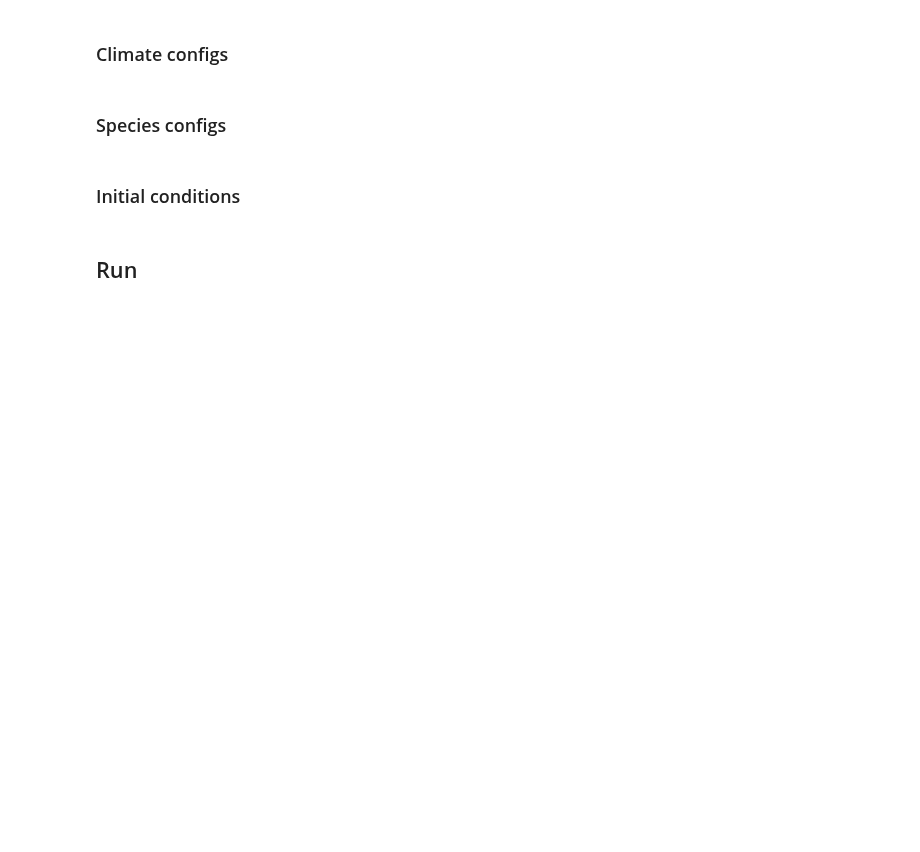
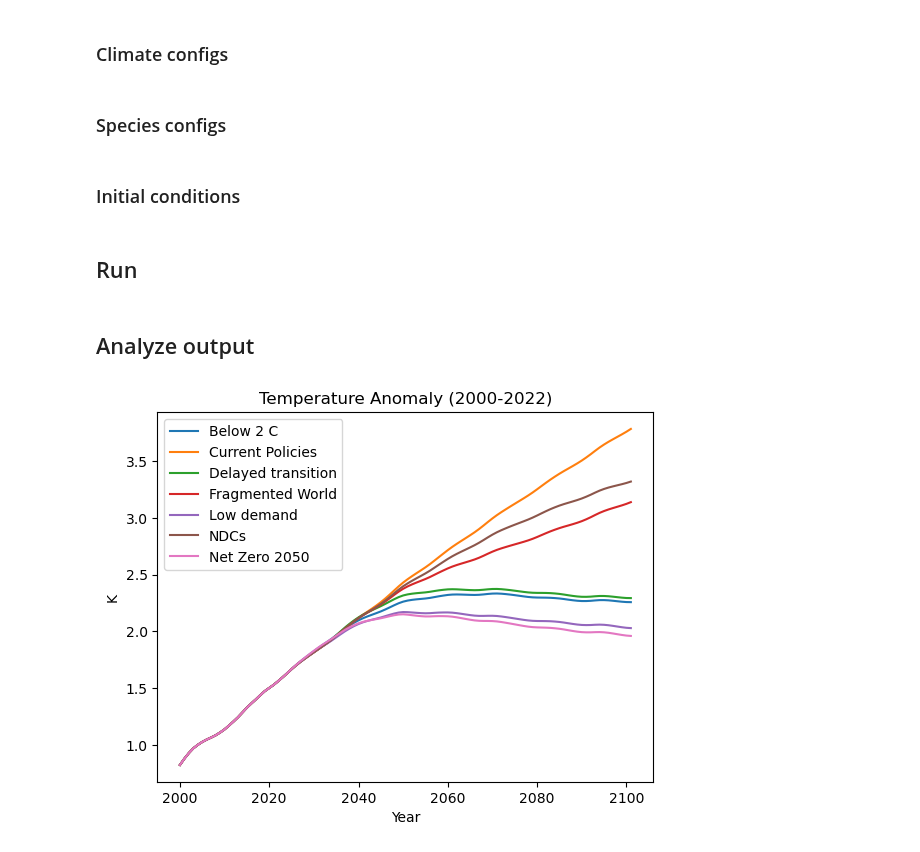
Before and after one commit to ericasimon16/woodwell_internship, a Jupyter notebook: FaIR_harmonized.ipynb, the cells around one changed output. Cells and saved outputs as stored; diff of their text form; code cells hidden in the pictures; blank space fills up the shorter version.

Commit message:
running all scenarios

```diff
--- a/FaIR_harmonized.ipynb
+++ b/FaIR_harmonized.ipynb
@@ -77,10 +70,11 @@ for i in range(len(df_emis.Variable.values)):
 # %% [markdown]
 Fill `f.emissions` with values from `df_emis`
 # %%
-for var in df_emis['Variable']:
-    if var in f.species:
-        emis = df_emis[df_emis['Variable'] == var].values[0][5:].reshape(351,1)
-        fill(f.emissions, emis, scenario='s1', specie=var)
+for scen in df_emis.scenario.unique():
+    for var in df_emis.Variable.unique():
+        if var in f.species:
+            emis = df_emis.loc[df_emis['Variable'] == var].loc[df_emis['scenario'] == scen].values[0][5:].reshape(351,1)
+            fill(f.emissions, emis, scenario=scen, specie=var)
 # %% [markdown]
 We also need to check if any relevant species are not included in this dataset, excluding ones that are calculated from other values.
 # %%
@@ -112,8 +106,9 @@ The solar forcing data spans from 1750-2101, but the volcanic has data until 230
 s_yr_list = list(range(2102, 2301))
 df_solar = df_solar.drop(s_yr_list)
 # %%
-fill(f.forcing, df_volcanic, scenario='s1', specie='Volcanic')
-fill(f.forcing, df_solar, scenario='s1', specie='Solar')
+for scen in f.scenarios:
+    fill(f.forcing, df_volcanic, scenario=scen, specie='Volcanic')
+    fill(f.forcing, df_solar, scenario=scen, specie='Solar')
 # %% [markdown]
 ### Climate configs
 # %%
@@ -137,3 +132,15 @@ initialise(f.airborne_emissions, 0)
 ## Run
 # %%
 f.run()
+# %% [markdown]
+## Analyze output
+# %%
+for scen in f.scenarios:
+    plt.plot(f.timebounds[250:], f.temperature.loc[dict(scenario=scen, layer=0)][250:], label=scen)
+plt.xlabel('Year')
+plt.ylabel('K')
+plt.title('Temperature Anomaly (2000-2022)')
+plt.legend()
+plt.show()
+# %% [output]
+[figure, added]
```
Also changed, not shown: parts of 2 cells of this notebook.
